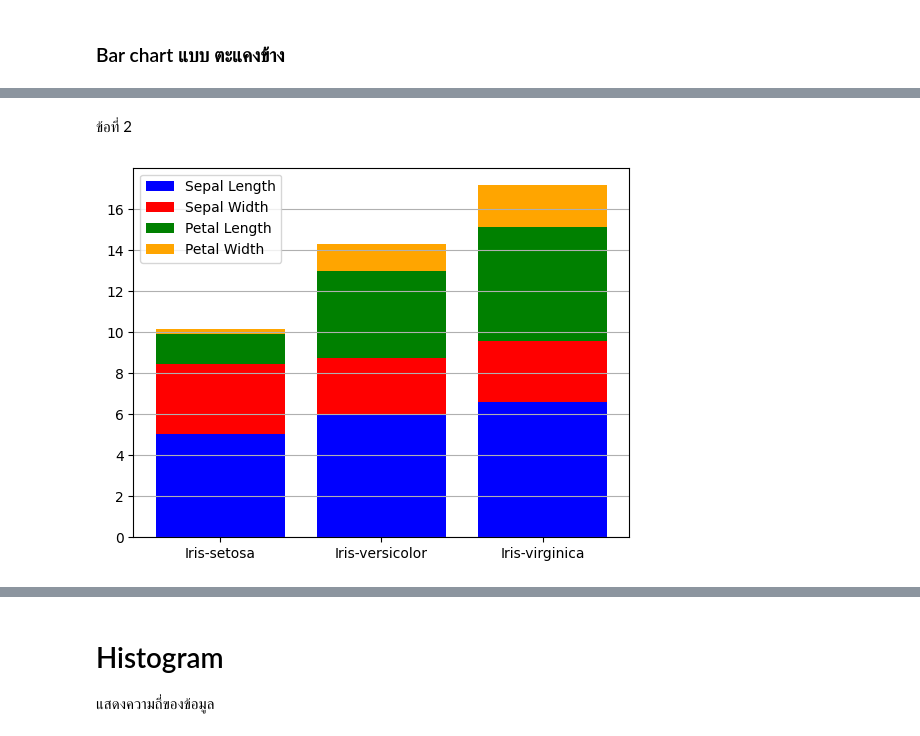
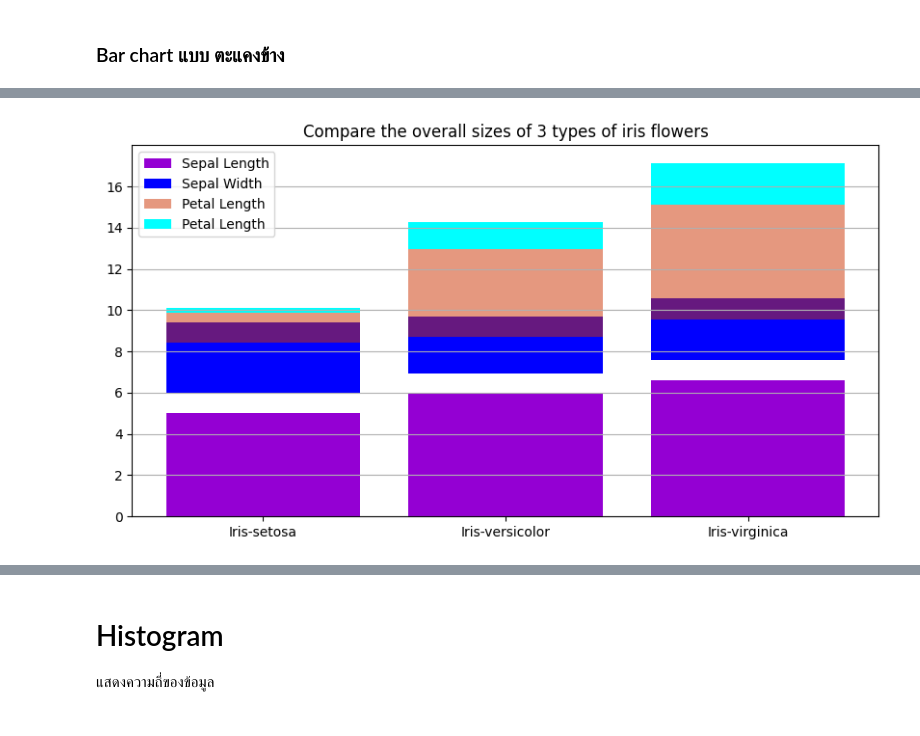
Before and after one commit to Tonry12/data_science_bootcamp_8_tonnaw, a Jupyter notebook: DataViz04_Data_Comparison.ipynb, the cells around one changed output, grey strips where cells are left out. Drawn from its saved outputs; the diff is of its cells as text; code cells hidden in the pictures.

Commit message:
ตัวเต็ม DataViz04_Data_Comparison

```diff
--- a/DataViz04_Data_Comparison.ipynb
+++ b/DataViz04_Data_Comparison.ipynb
@@ -243,0 +315,16 @@ plt.legend();
+# %%
+import matplotlib
+matplotlib.rcParams['figure.figsize']=[10,8]
+
+width = 0.2 #กำหนดความกว้างของแท่ง
+
+plt.bar([0.9, 1.9, 2.9],[s_data['Iris-setosa'][1],s_data['Iris-versicolor'][1],s_data['Iris-virginica'][1]],width,color='green',label='sepalWidth') # แท่งที่อยู่ตรงกลาง #ดอกที่ 2 versicolor
+plt.bar([0.9-width, 1.9-width, 2.9-width],[s_data['Iris-setosa'][0],s_data['Iris-versicolor'][0],s_data['Iris-virginica'][0]],width,color='orange',label='sepalLength')
+plt.bar([1.1, 2.1, 3.1],[s_data['Iris-setosa'][2],s_data['Iris-versicolor'][2],s_data['Iris-virginica'][2]],width,color='purple',label='petalLength')
+plt.bar([1.1+width, 2.1+width, 3.1+width],[s_data['Iris-setosa'][3],s_data['Iris-versicolor'][3],s_data['Iris-virginica'][3]],width,color='brown',label='petalWidth')
+
+plt.xticks([1,2,3], ['S','VC','VG'])
+plt.legend()
+plt.title('Comparison between average feature of 3 iris flowers')
+plt.grid(True)
+plt.ylabel('size (cm)');
@@ -272,12 +383,17 @@ plt.legend();
-# %% [markdown]
-ข้อที่ 2
 # %%
-plt.bar([1,2,3],sample_data['SepalLength'],color='b',label='Sepal Length') # กราฟชุดเเรก
-plt.bar([1,2,3],sample_data['SepalWidth'],bottom=sample_data['SepalLength'],color='r',label='Sepal Width') # กราฟชุดสอง
-plt.bar([1,2,3],sample_data['PetalLength'],bottom= sample_data['SepalLength'] + sample_data['SepalWidth'],color='g',label='Petal Length') # กราฟชุดสาม
-plt.bar([1,2,3],sample_data['PetalWidth'],bottom= sample_data['SepalLength'] + sample_data['SepalWidth'] + sample_data['PetalLength'],color='orange',label='Petal Width') # กราฟชุดสี่
-plt.xticks([1,2,3],sample_data.reset_index()['Name']) # เติมชื่อแกน x
-plt.grid(True,axis='y') # เส้นกริด ไว้ลากกราฟ True เปิด grid เลือกได้ว่าจะเปิดในเเนวเเกนไหน ใช้ axis
+# HW2
+plt.subplots(figsize=(10,5))
+plt.bar([1,2,3],sample_data['SepalLength'],color='darkviolet',label='Sepal Length')
+
+plt.bar([1,2,3],sample_data['SepalWidth'],bottom=sample_data['SepalLength']+1,color='blue',label='Sepal Width') ## bottom มากเกินไป จะเห็นชั้นแยก
+
+plt.bar([1,2,3],sample_data['PetalLength'],bottom=sample_data['SepalLength']+sample_data['SepalWidth'],color=[0.8,0.2,0.0,0.5],label='Petal Length') ## bottom น้อยเกินไป จะเห็น bar ซ้อนกัน
+
+plt.bar([1,2,3],sample_data['PetalWidth'],bottom=sample_data['SepalLength']+sample_data['SepalWidth']+sample_data['PetalLength'],color='aqua',label='Petal Length')
+
+plt.title('Compare the overall sizes of 3 types of iris flowers')
+plt.xticks([1,2,3], sample_data.reset_index()['Name'])
+plt.grid(True,axis='y')
 plt.legend();
 # %% [output]
-[figure, old version]
+[figure, new version]
```
Also changed, not shown: parts of 165 cells of this notebook.
